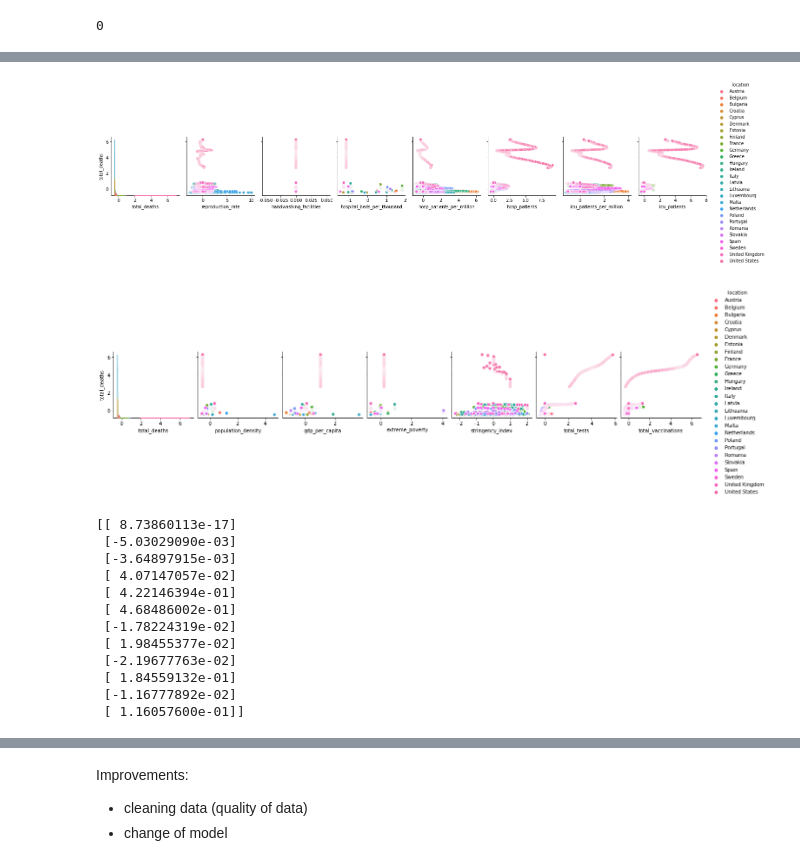
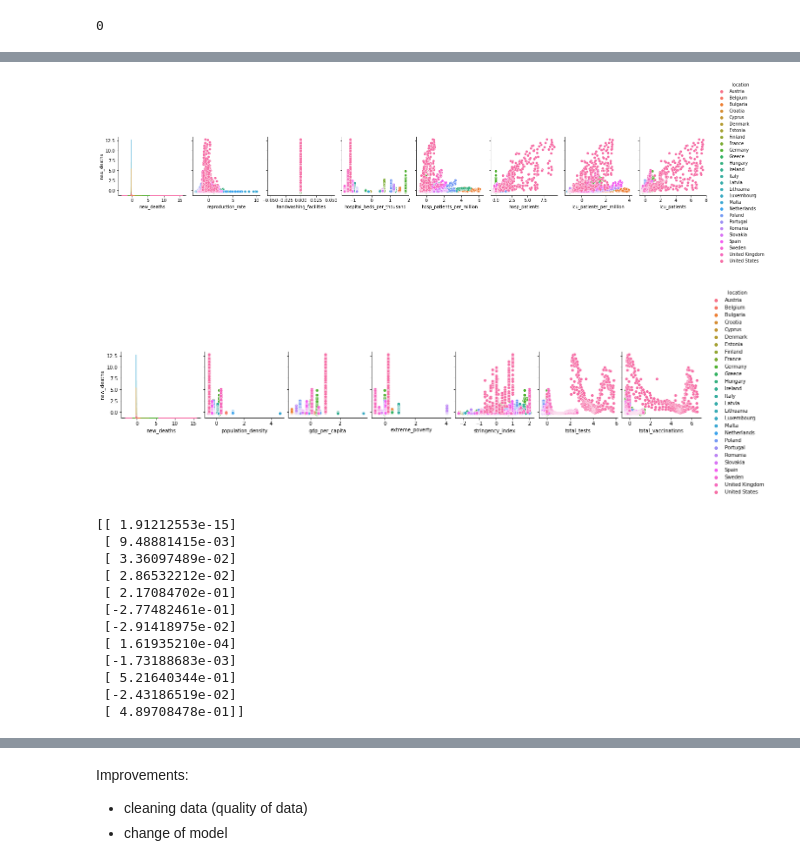
Before and after one commit to shanghongsim/term3_dtp, a Jupyter notebook: T3 2D project .ipynb, the cells around one changed output, grey strips where cells are left out. Saved outputs shown, nothing was run; the diff lists cells and outputs as text; code cells hidden in the pictures.

```diff
--- a/T3 2D project .ipynb
+++ b/T3 2D project .ipynb
@@ -117,6 +117,6 @@ Text(0.5, 1.0, 'Total deaths vs date')
 # %%
 columns_cat=['date','location','continent']
-columns_num=['population_density','gdp_per_capita','total_deaths',
+columns_num=['population_density','gdp_per_capita','new_deaths',
          'extreme_poverty','stringency_index','total_tests','total_vaccinations',
          'reproduction_rate','handwashing_facilities','hospital_beds_per_thousand','hosp_patients_per_million',
          'hosp_patients','icu_patients_per_million','icu_patients']
@@ -188,13 +185,13 @@ result.to_excel("covid_data_filtered.xlsx")
 # %%
-myplot = sns.pairplot(data=result, hue='location',x_vars=['total_deaths','reproduction_rate','handwashing_facilities','hospital_beds_per_thousand','hosp_patients_per_million',
-         'hosp_patients','icu_patients_per_million','icu_patients'],y_vars=['total_deaths'])
+myplot = sns.pairplot(data=result, hue='location',x_vars=['new_deaths','reproduction_rate','handwashing_facilities','hospital_beds_per_thousand','hosp_patients_per_million',
+         'hosp_patients','icu_patients_per_million','icu_patients'],y_vars=['new_deaths'])
 # %% [output]
-[figure, old version]
+[figure, new version]
 # %%
-myplot = sns.pairplot(data=result, hue='location',x_vars=['total_deaths','population_density','gdp_per_capita',
-         'extreme_poverty','stringency_index','total_tests','total_vaccinations'],y_vars=['total_deaths'])
+myplot = sns.pairplot(data=result, hue='location',x_vars=['new_deaths','population_density','gdp_per_capita',
+         'extreme_poverty','stringency_index','total_tests','total_vaccinations'],y_vars=['new_deaths'])
 # %% [output]
-[figure, old version]
+[figure, new version]
 # %%
 # feature=['population_density','gdp_per_capita',
 #          'extreme_poverty','stringency_index','total_tests','total_vaccinations',
@@ -297,10 +294,10 @@ feature=['population_density','gdp_per_capita',
          'hosp_patients','icu_patients_per_million','icu_patients']
 # df_feature=result.loc[:,feature]
 # print(df_feature.shape)
-# df_target=result.loc[:,['total_deaths']]
+# df_target=result.loc[:,['new_deaths']]
 # print(df_target.shape)
 
-df_feature, df_target = get_features_targets(result, feature, ['total_deaths'])
+df_feature, df_target = get_features_targets(result, feature, ['new_deaths'])
 
 # normalize the feature using z normalization (done above)
 
@@ -328,18 +325,18 @@ with np.printoptions(threshold=np.inf):
 # why the coeff different from norm eqn, look into matrix invertibility
 #'handwashing_facilities',
 # %% [output]
-[[ 8.73860113e-17]
- [-5.03029090e-03]
- [-3.64897915e-03]
- [ 4.07147057e-02]
- [ 4.22146394e-01]
- [ 4.68486002e-01]
- [-1.78224319e-02]
- [ 1.98455377e-02]
- [-2.19677763e-02]
- [ 1.84559132e-01]
- [-1.16777892e-02]
- [ 1.16057600e-01]]
+[[ 1.91212553e-15]
+ [ 9.48881415e-03]
+ [ 3.36097489e-02]
+ [ 2.86532212e-02]
+ [ 2.17084702e-01]
+ [-2.77482461e-01]
+ [-2.91418975e-02]
+ [ 1.61935210e-04]
+ [-1.73188683e-03]
+ [ 5.21640344e-01]
+ [-2.43186519e-02]
+ [ 4.89708478e-01]]
 # %%
 plt.plot(J_storage)
 # %% [output]
```
Also changed, not shown: parts of 10 cells of this notebook, 3 other files.
